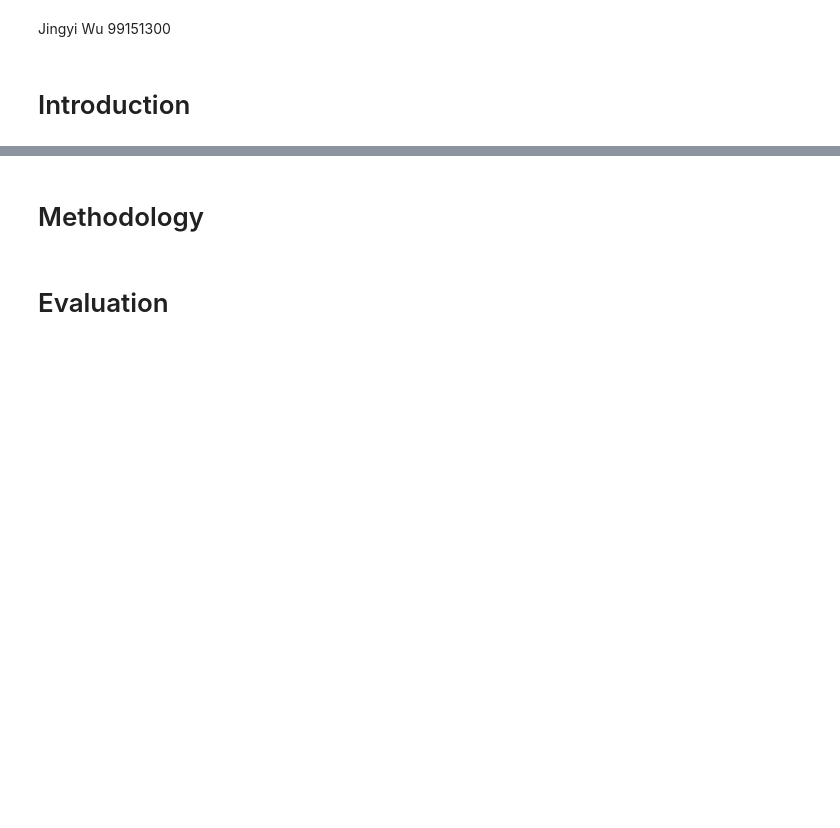
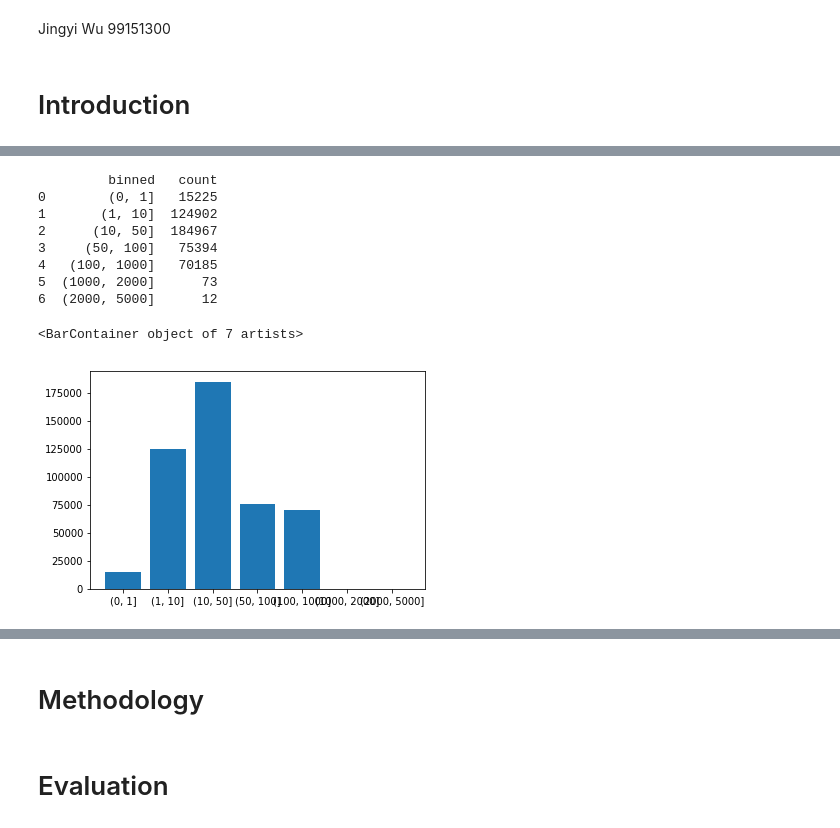
Before and after one commit to SnowWindSaveYou/UTS_ML2019_99151300, a Jupyter notebook: A2_Report.ipynb, the cells around one changed output, grey strips where cells are left out. Saved outputs shown, nothing was run; the diff lists cells and outputs as text; code cells hidden in the pictures; blank space fills up the shorter version.

```diff
--- a/A2_Report.ipynb
+++ b/A2_Report.ipynb
@@ -8,0 +86,17 @@
+# %%
+bins = [0,1,10,50,100,1000,2000,5000]
+users_rating_count['binned'] = pd.cut(users_rating_count['count'], bins)
+user_activity_bin = users_rating_count.groupby('binned')['binned'].agg(['count']).reset_index()
+print(user_activity_bin)
+plt.bar(user_activity_bin['binned'].astype(str),user_activity_bin['count'])
+# %% [output]
+         binned   count
+0        (0, 1]   15225
+1       (1, 10]  124902
+2      (10, 50]  184967
+3     (50, 100]   75394
+4   (100, 1000]   70185
+5  (1000, 2000]      73
+6  (2000, 5000]      12
+<BarContainer object of 7 artists>
+[figure, added]
```
Also changed, not shown: parts of 29 cells of this notebook, 9 other files.
